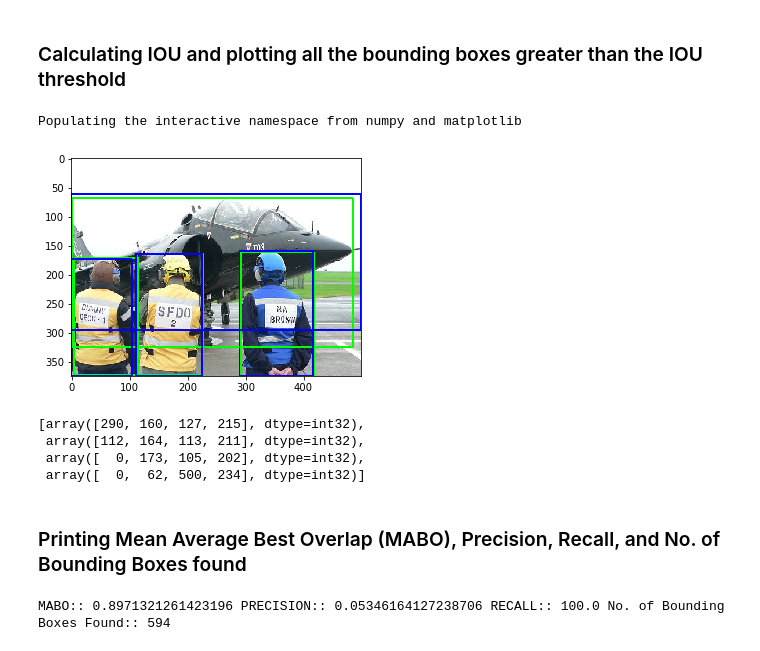
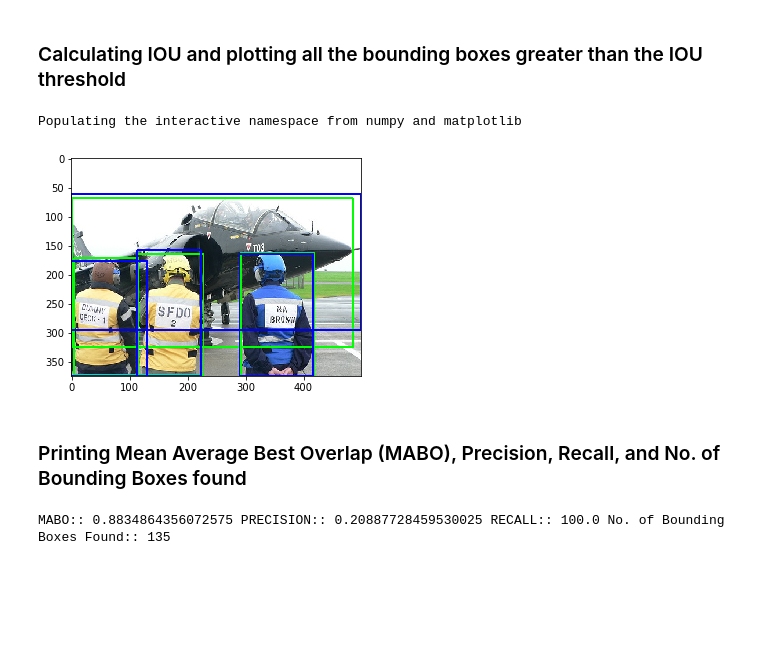
Before and after one commit to gs-ntiwari/Computer-Vision, a Jupyter notebook: SelectiveSearch.ipynb, the cells around one changed output. Cells and saved outputs as stored; diff of their text form; code cells hidden in the pictures; blank space fills up the shorter version.

```diff
--- a/SelectiveSearch.ipynb
+++ b/SelectiveSearch.ipynb
@@ -20,3 +18,6 @@ bboxes=Utils.applySelectiveSearch(img, False)
+# %%
+import SelectiveSearchUtils
+bboxes=SelectiveSearchUtils.applySelectiveSearch(img, True)
 # %% [markdown]
 ### Plotting the first 100 bounding boxes from Selective Search
 # %%
@@ -43,24 +44,17 @@ Populating the interactive namespace from numpy and matplotlib
 ### Calculating IOU and plotting all the bounding boxes greater than the IOU threshold
 # %%
 iou_threshold=0.5
-mabo, precision, recall, selectedBoxes,maxOverlap_bboxes =Utils.calculate_iou( bboxes, GTimageObjects, iou_threshold)
+mabo, precision, recall, selectedBoxes,maxOverlap_bboxes =Utils.calculateIOU( bboxes, GTimageObjects, iou_threshold)
 img_with_selectedBboxes=Utils.drawBoxesInImagePredBox(img_with_gt_bboxes, len(maxOverlap_bboxes), maxOverlap_bboxes, (0,0,255))
 %pylab inline
 plt.imshow(img_with_selectedBboxes)
 plt.show()
 # %% [output]
 Populating the interactive namespace from numpy and matplotlib
-[figure, old version]
+[figure, new version]
-# %%
-maxOverlap_bboxes
-# %% [output]
-[array([290, 160, 127, 215], dtype=int32),
- array([112, 164, 113, 211], dtype=int32),
- array([  0, 173, 105, 202], dtype=int32),
- array([  0,  62, 500, 234], dtype=int32)]
 # %% [markdown]
 ### Printing Mean Average Best Overlap (MABO), Precision, Recall, and No. of Bounding Boxes found
 # %%
 print("MABO::",mabo, "PRECISION::", precision,"RECALL::", recall, "No. of Bounding Boxes Found::", len(selectedBoxes))
 # %% [output]
-MABO:: 0.8971321261423196 PRECISION:: 0.05346164127238706 RECALL:: 100.0 No. of Bounding Boxes Found:: 594
+MABO:: 0.8834864356072575 PRECISION:: 0.20887728459530025 RECALL:: 100.0 No. of Bounding Boxes Found:: 135
```
Also changed, not shown: parts of 3 cells of this notebook, 3 other files.
